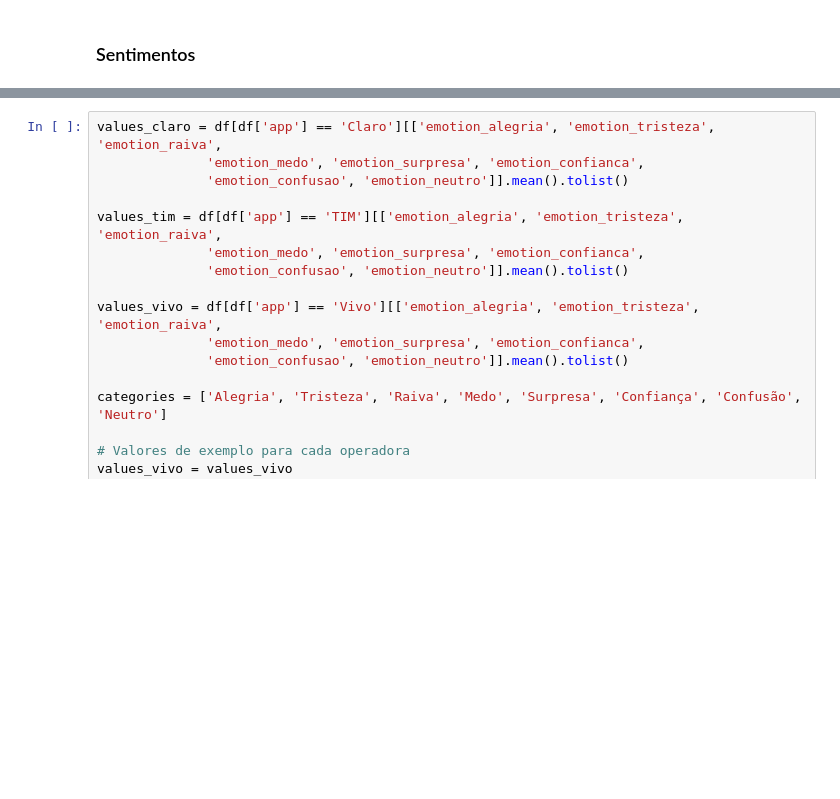
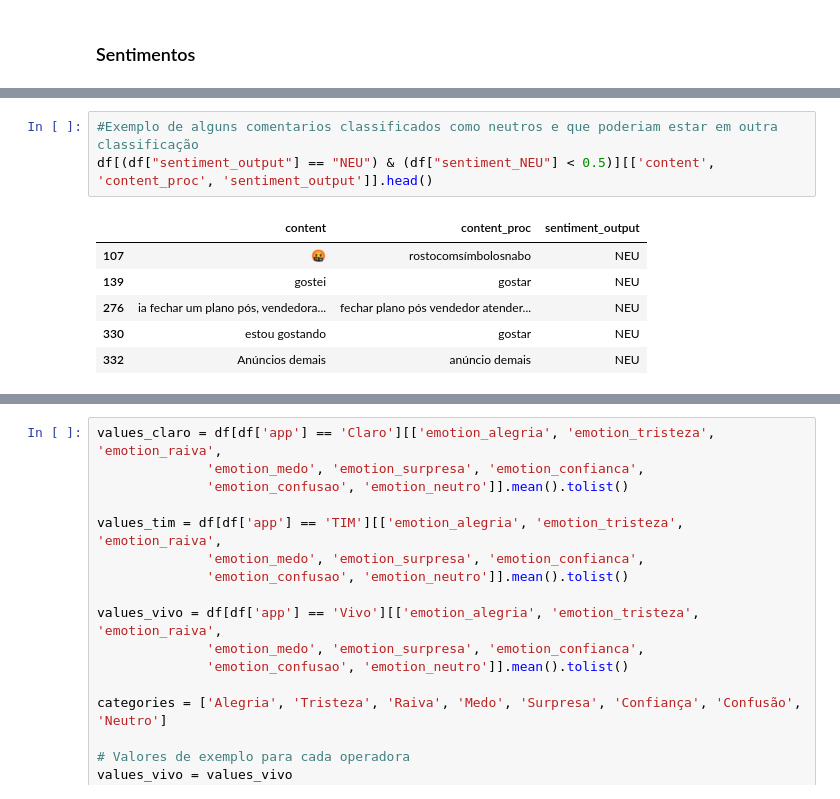
Before and after one commit to PedroReste/analises_e_insights, a Jupyter notebook: sentimentos_e_temas_de_comentarios_de_apps/notebook_bancos.ipynb, the cells around one changed output, grey strips where cells are left out. Drawn from its saved outputs; the diff is of its cells as text; blank space fills up the shorter version.

```diff
--- a/sentimentos_e_temas_de_comentarios_de_apps/notebook.ipynb
+++ b/sentimentos_e_temas_de_comentarios_de_apps/notebook_bancos.ipynb
@@ -520,3 +585,13 @@ plt.show()
+# %%
+#Exemplo de alguns comentarios classificados como neutros e que poderiam estar em outra classificação
+df[(df["sentiment_output"] == "NEU") & (df["sentiment_NEU"] < 0.5)][['content', 'content_proc', 'sentiment_output']].head()
+# %% [output]
+|  | content | content_proc | sentiment_output |
+| 107 | 🤬 | rostocomsímbolosnabo | NEU |
+| 139 | gostei | gostar | NEU |
+| 276 | ia fechar um plano pós, vendedora... | fechar plano pós vendedor atender... | NEU |
+| 330 | estou gostando | gostar | NEU |
+| 332 | Anúncios demais | anúncio demais | NEU |
 # %%
 def map_sentiment(row, limiar_neu=0.7):
     sentiment = row.get('sentiment_output', '')
```
Also changed, not shown: parts of 21 cells of this notebook, 1 other file.
